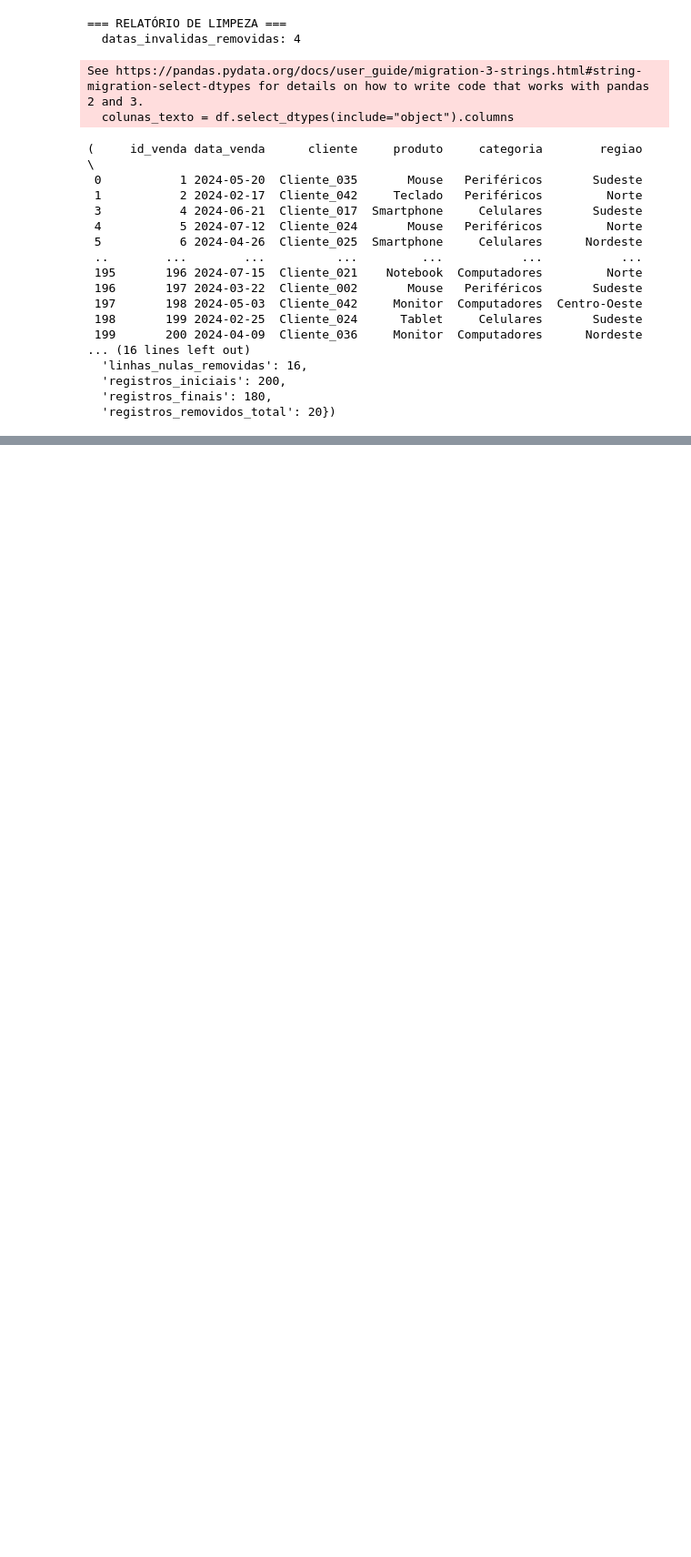
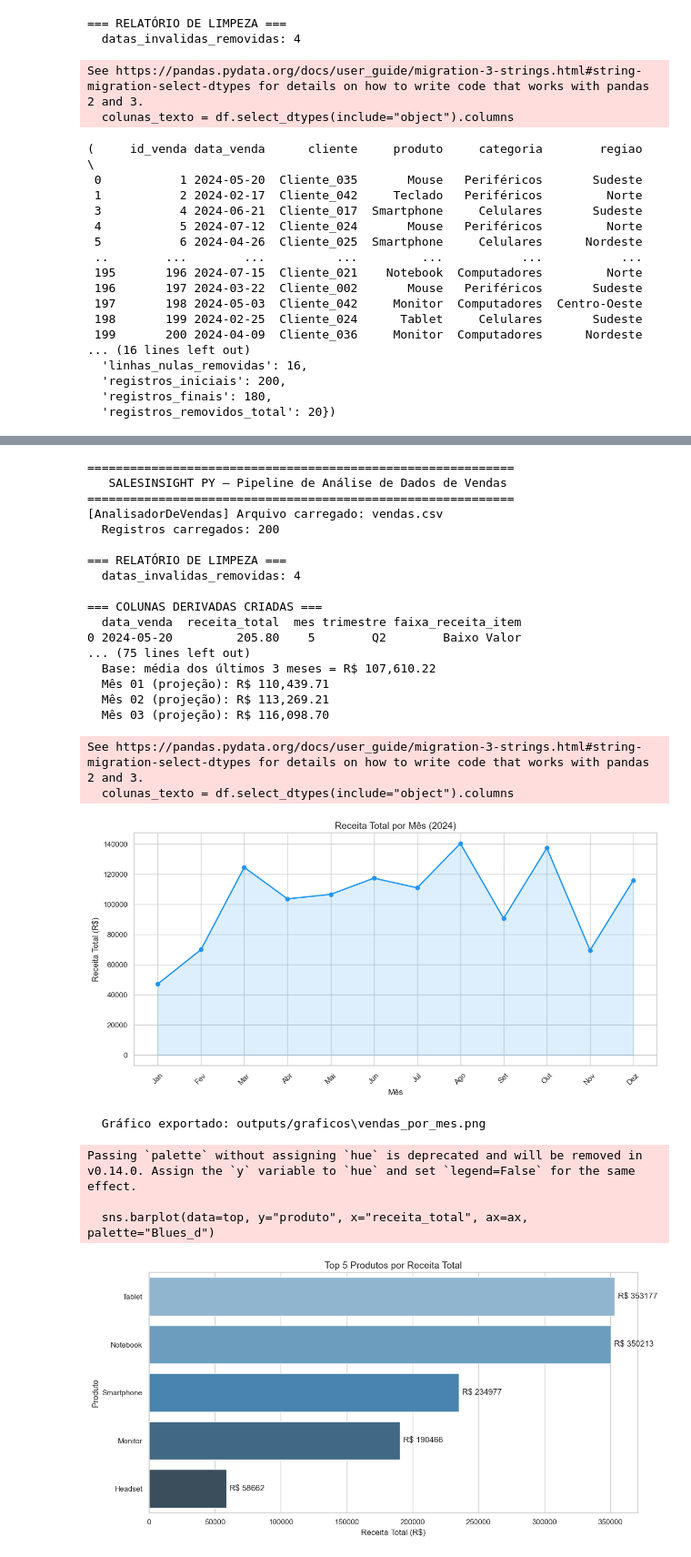
Before and after one commit to Carlos779-cloud/Mini_Projeto, a Jupyter notebook: salesinsight.ipynb, the cells around one changed output, grey strips where cells are left out. Shown at 91% size. Cells and saved outputs as stored; diff of their text form; code cells hidden in the pictures; blank space fills up the shorter version.

```diff
--- a/salesinsight.ipynb
+++ b/salesinsight.ipynb
@@ -303,0 +964,69 @@ See https://pandas.pydata.org/docs/user_guide/migration-3-strings.html#string-mi
+# %%
+def main():
+    """
+    Função principal: executa o pipeline completo do SalesInsight PY.
+    """
+    print("\n" + "="*60)
+    print("   SALESINSIGHT PY – Pipeline de Análise de Dados de Vendas")
+    print("="*60)
+
+    # Etapa 0: Gerar dataset (se necessário)
+    if not os.path.exists("vendas.csv"):
+        print("\n[INFO] Gerando dataset sintético...")
+        df_gerado = gerar_dataset_vendas(n_registros=200)
+        df_gerado.to_csv("vendas.csv", index=False)
+
+    # Etapa 1 a 6: Pipeline via classe com herança
+    analisador = AnalisadorComProjecao("vendas.csv", meses_projecao=3)
+    (analisador
+        .carregar()
+        .limpar()
+        .transformar()
+        .analisar()
+        .projetar_tendencia()
+        .visualizar()
+        .exportar_relatorio()
+    )
+
+    # Etapa extra: limpeza com regex
+    analisador.df_limpo = limpar_strings_com_regex(analisador.df_limpo)
+
+    # Etapa extra: exportação JSON
+    stats = calcular_estatisticas_numpy(analisador.df_limpo)
+    exportar_resultados(analisador.metricas, analisador.clientes, stats)
+
+    # Resumo final
+    analisador.resumo()
+    analisador.exibir_projecao_detalhada()
+
+    print("\n[CONCLUÍDO] Pipeline finalizado com sucesso!")
+
+
+if __name__ == "__main__":
+    main()
+# %% [output]
+============================================================
+   SALESINSIGHT PY – Pipeline de Análise de Dados de Vendas
+============================================================
+[AnalisadorDeVendas] Arquivo carregado: vendas.csv
+  Registros carregados: 200
+
+=== RELATÓRIO DE LIMPEZA ===
+  datas_invalidas_removidas: 4
+
+=== COLUNAS DERIVADAS CRIADAS ===
+  data_venda  receita_total  mes trimestre faixa_receita_item
+0 2024-05-20         205.80    5        Q2        Baixo Valor
+... (75 lines left out)
+  Base: média dos últimos 3 meses = R$ 107,610.22
+  Mês 01 (projeção): R$ 110,439.71
+  Mês 02 (projeção): R$ 113,269.21
+  Mês 03 (projeção): R$ 116,098.70
+See https://pandas.pydata.org/docs/user_guide/migration-3-strings.html#string-migration-select-dtypes for details on how to write code that works with pandas 2 and 3.
+  colunas_texto = df.select_dtypes(include="object").columns
+[figure, added]
+  Gráfico exportado: outputs/graficos\vendas_por_mes.png
+Passing `palette` without assigning `hue` is deprecated and will be removed in v0.14.0. Assign the `y` variable to `hue` and set `legend=False` for the same effect.
+
+  sns.barplot(data=top, y="produto", x="receita_total", ax=ax, palette="Blues_d")
+[figure, added]
```
Also changed, not shown: parts of 22 cells of this notebook.
